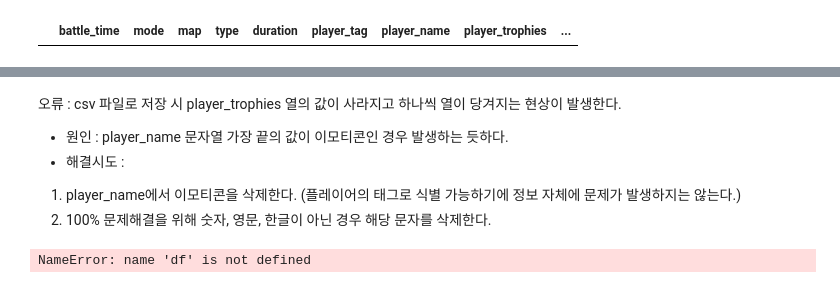
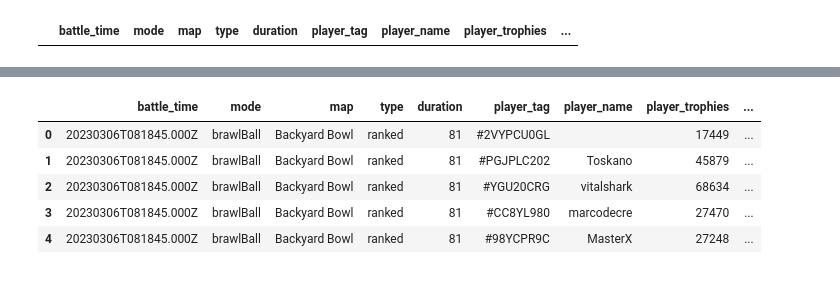
Before and after one commit to yeniihi/Brawlstars_project, a Jupyter notebook: EDA.ipynb, the cells around one changed output, grey strips where cells are left out. Saved outputs shown, nothing was run; the diff lists cells and outputs as text; code cells hidden in the pictures.

```diff
--- a/EDA.ipynb
+++ b/EDA.ipynb
@@ -209,10 +378,3 @@ df[:20]
-# %% [markdown]
-오류 : csv 파일로 저장 시 player_trophies 열의 값이 사라지고 하나씩 열이 당겨지는 현상이 발생한다.
-
-- 원인 : player_name 문자열 가장 끝의 값이 이모티콘인 경우 발생하는 듯하다.
-- 해결시도 :
-1. player_name에서 이모티콘을 삭제한다. (플레이어의 태그로 식별 가능하기에 정보 자체에 문제가 발생하지는 않는다.)
-2. 100% 문제해결을 위해 숫자, 영문, 한글이 아닌 경우 해당 문자를 삭제한다.
 # %%
 df_origin = df.copy()
 # %%
@@ -222,6 +384,11 @@ df["player_name"] = df["player_name"].str.replace(pat=r'[^\w]', repl=r'', regex=
 # 정규표현식을 사용하여 숫자, 영문, 한글이 아닌 경우 제거합니다.
 df["player_name"] = df["player_name"].str.replace(pat=r'[^1-9a-zA-Z가-힣]', repl=r'', regex=True)
 # %%
-df[:20]
+df.head()
 # %% [output]
-NameError: name 'df' is not defined
+|  | battle_time | mode | map | type | duration | player_tag | player_name | player_trophies | ... |
+| 0 | 20230306T081845.000Z | brawlBall | Backyard Bowl | ranked | 81 | #2VYPCU0GL |  | 17449 | ... |
+| 1 | 20230306T081845.000Z | brawlBall | Backyard Bowl | ranked | 81 | #PGJPLC202 | Toskano | 45879 | ... |
+| 2 | 20230306T081845.000Z | brawlBall | Backyard Bowl | ranked | 81 | #YGU20CRG | vitalshark | 68634 | ... |
+| 3 | 20230306T081845.000Z | brawlBall | Backyard Bowl | ranked | 81 | #CC8YL980 | marcodecre | 27470 | ... |
+| 4 | 20230306T081845.000Z | brawlBall | Backyard Bowl | ranked | 81 | #98YCPR9C | MasterX | 27248 | ... |
```
Also changed, not shown: parts of 30 cells of this notebook.
